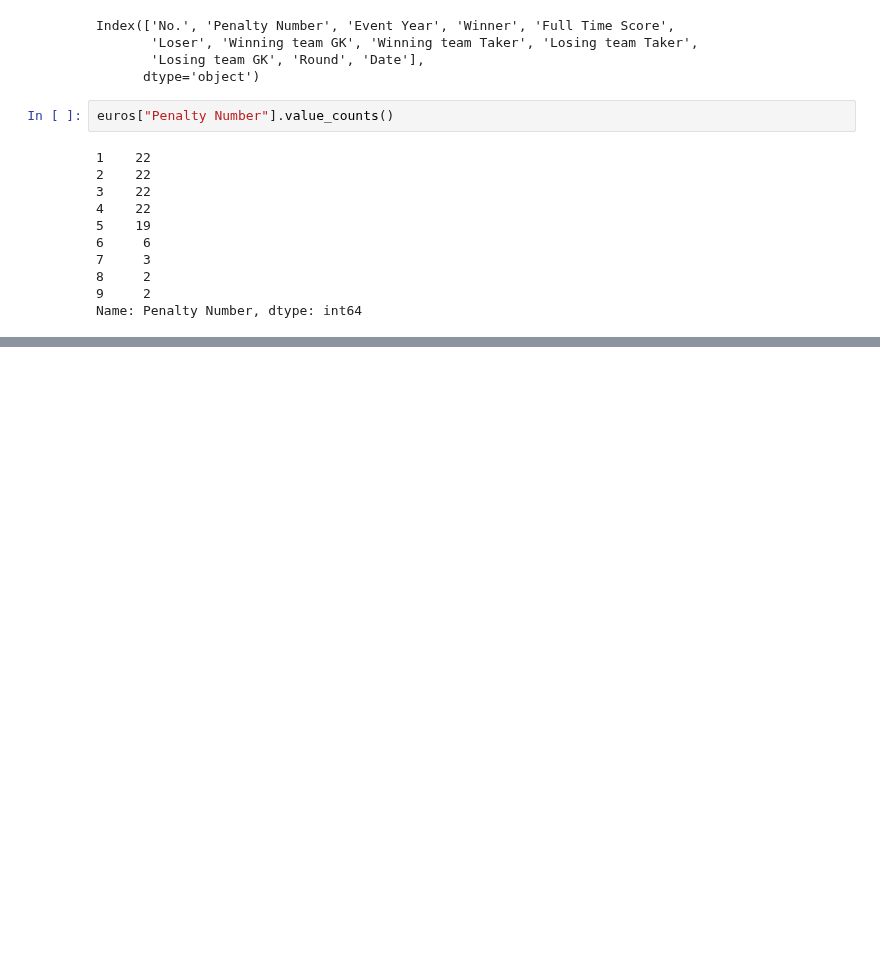
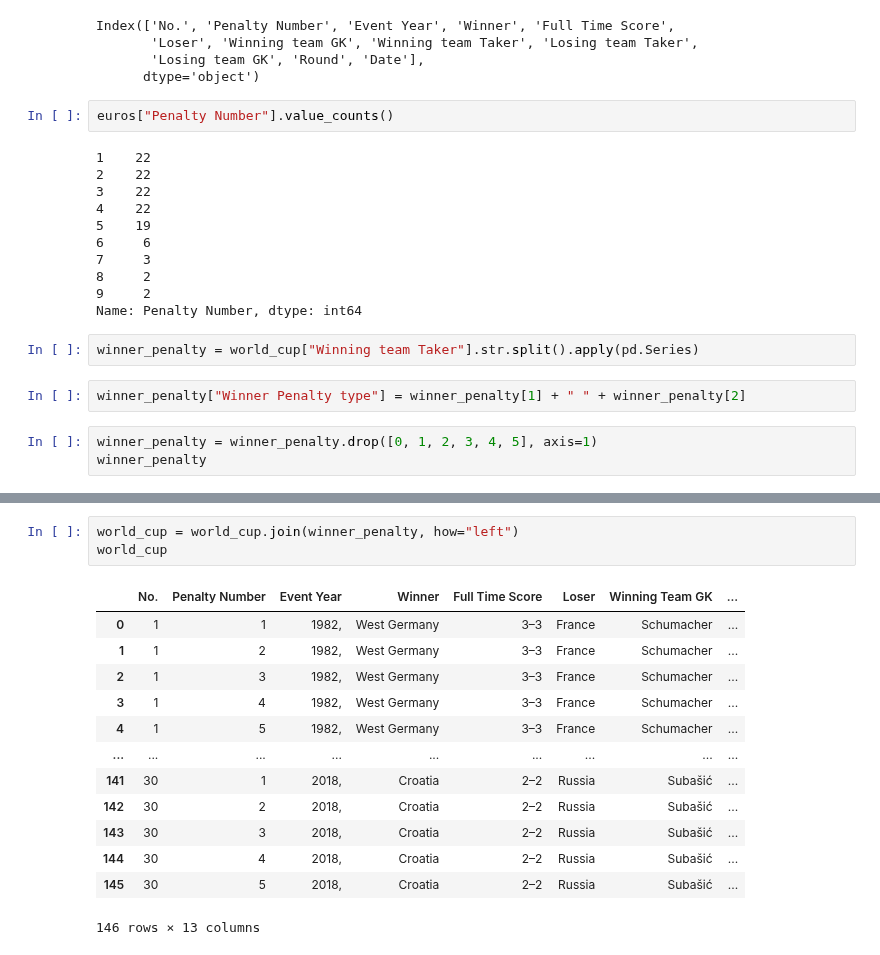
Before and after one commit to hyunjun33/Data_preprocessing, a Jupyter notebook: Preppin' Data 2021 Week 28 Challenge.ipynb, the cells around one changed output, grey strips where cells are left out. Drawn from its saved outputs; the diff is of its cells as text; blank space fills up the shorter version.

```diff
--- a/Preppin' Data 2021 Week 28 Challenge.ipynb
+++ b/Preppin' Data 2021 Week 28 Challenge.ipynb
@@ -85,3 +85,10 @@ euros["Penalty Number"].value_counts()
 8     2
 9     2
 Name: Penalty Number, dtype: int64
+# %%
+winner_penalty = world_cup["Winning team Taker"].str.split().apply(pd.Series)
+# %%
+winner_penalty["Winner Penalty type"] = winner_penalty[1] + " " + winner_penalty[2]
+# %%
+winner_penalty = winner_penalty.drop([0, 1, 2, 3, 4, 5], axis=1)
+winner_penalty
@@ -87,0 +109,17 @@ Name: Penalty Number, dtype: int64
+# %%
+world_cup = world_cup.join(winner_penalty, how="left")
+world_cup
+# %% [output]
+|  | No. | Penalty Number | Event Year | Winner | Full Time Score | Loser | Winning Team GK | ... |
+| 0 | 1 | 1 | 1982, | West Germany | 3–3 | France | Schumacher | ... |
+| 1 | 1 | 2 | 1982, | West Germany | 3–3 | France | Schumacher | ... |
+| 2 | 1 | 3 | 1982, | West Germany | 3–3 | France | Schumacher | ... |
+| 3 | 1 | 4 | 1982, | West Germany | 3–3 | France | Schumacher | ... |
+| 4 | 1 | 5 | 1982, | West Germany | 3–3 | France | Schumacher | ... |
+| ... | ... | ... | ... | ... | ... | ... | ... | ... |
+| 141 | 30 | 1 | 2018, | Croatia | 2–2 | Russia | Subašić | ... |
+| 142 | 30 | 2 | 2018, | Croatia | 2–2 | Russia | Subašić | ... |
+| 143 | 30 | 3 | 2018, | Croatia | 2–2 | Russia | Subašić | ... |
+| 144 | 30 | 4 | 2018, | Croatia | 2–2 | Russia | Subašić | ... |
+| 145 | 30 | 5 | 2018, | Croatia | 2–2 | Russia | Subašić | ... |
+146 rows × 13 columns
```
Also changed, not shown: parts of 3 cells of this notebook.
